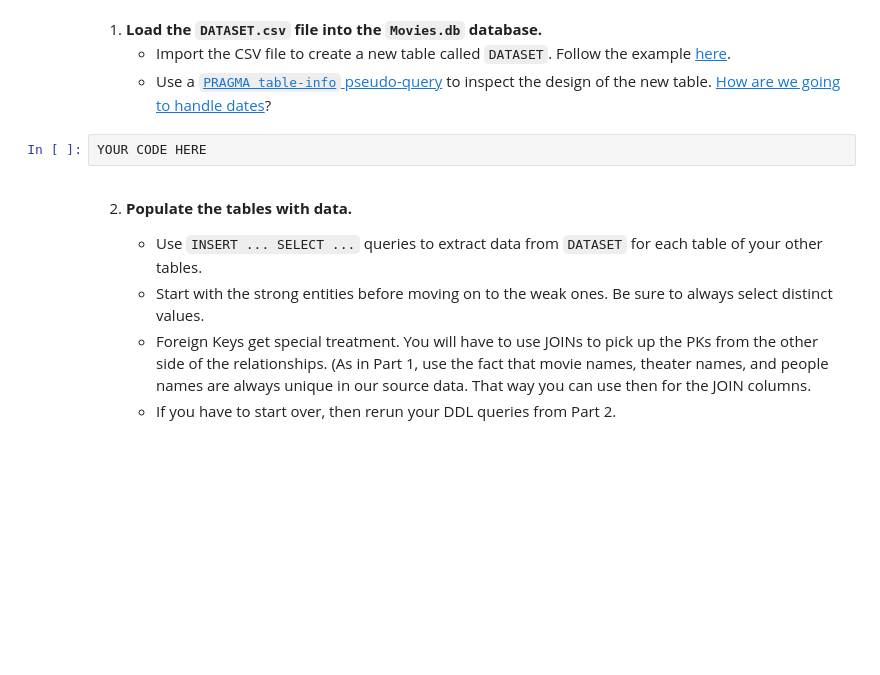
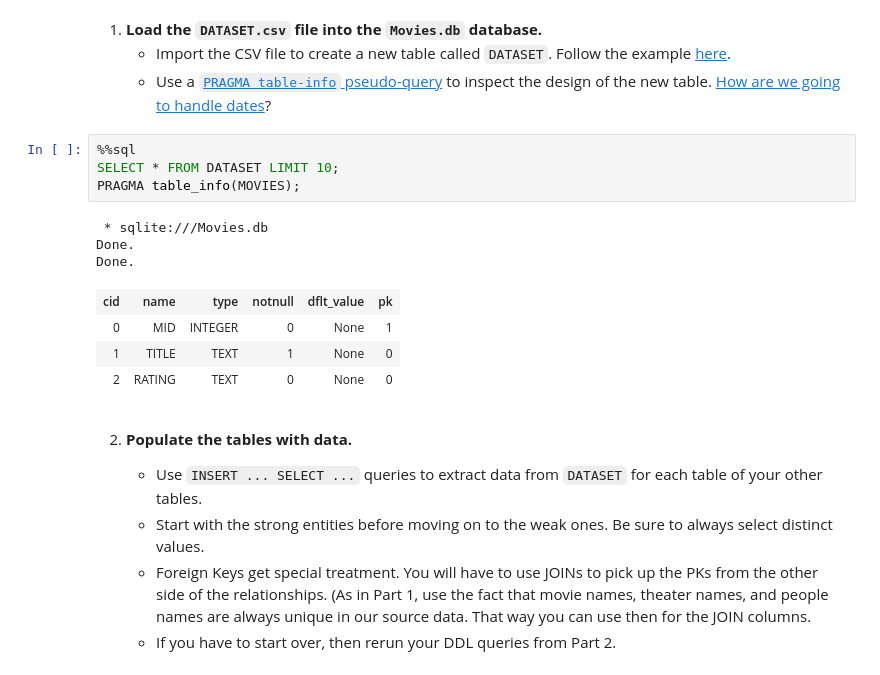
Before and after one commit to mdisanto2/movies-tonight-mdisanto2, a Jupyter notebook: Part3.ipynb, the cells around one changed output. Saved outputs shown, nothing was run; the diff lists cells and outputs as text; blank space fills up the shorter version.

```diff
--- a/Part3.ipynb
+++ b/Part3.ipynb
@@ -7,8 +11,18 @@
 1. **Load the `DATASET.csv` file into the `Movies.db` database.**
     - Import the CSV file to create a new table called `DATASET`. Follow the example [here](http://www.sqlitetutorial.net/sqlite-import-csv/).
     - Use a [`PRAGMA table-info` pseudo-query](https://www.sqlite.org/pragma.html#pragma_table_info) to inspect the design of the new table. [How are we going to handle dates](https://www.sqlite.org/datatype3.html)?
-# %%
-YOUR CODE HERE
+# %%
+%%sql
+SELECT * FROM DATASET LIMIT 10;
+PRAGMA table_info(MOVIES);
+# %% [output]
+ * sqlite:///Movies.db
+Done.
+Done.
+| cid | name | type | notnull | dflt_value | pk |
+| 0 | MID | INTEGER | 0 | None | 1 |
+| 1 | TITLE | TEXT | 1 | None | 0 |
+| 2 | RATING | TEXT | 0 | None | 0 |
 # %% [markdown]
 2. **Populate the tables with data.**
 
```
Also changed, not shown: parts of 3 cells of this notebook, 1 other file.
